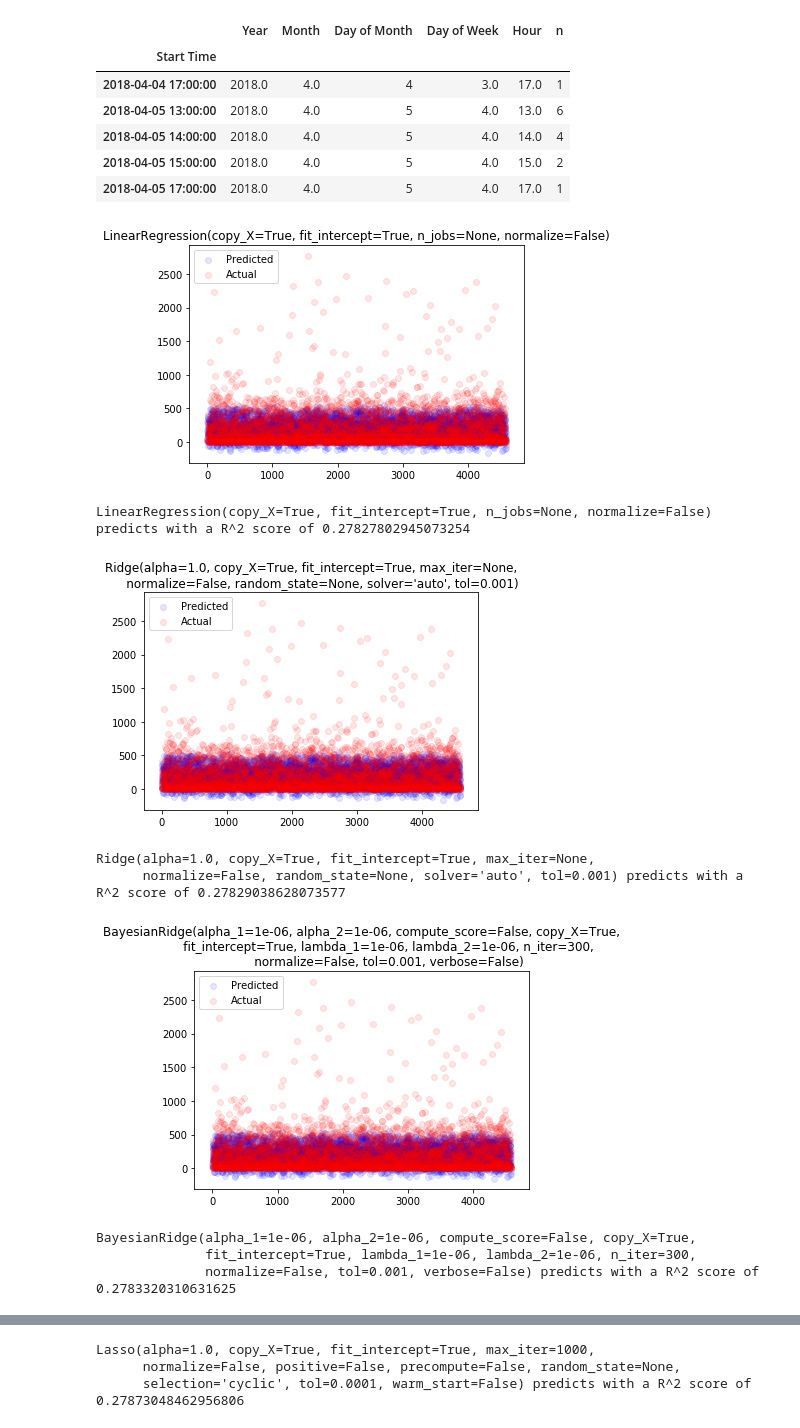
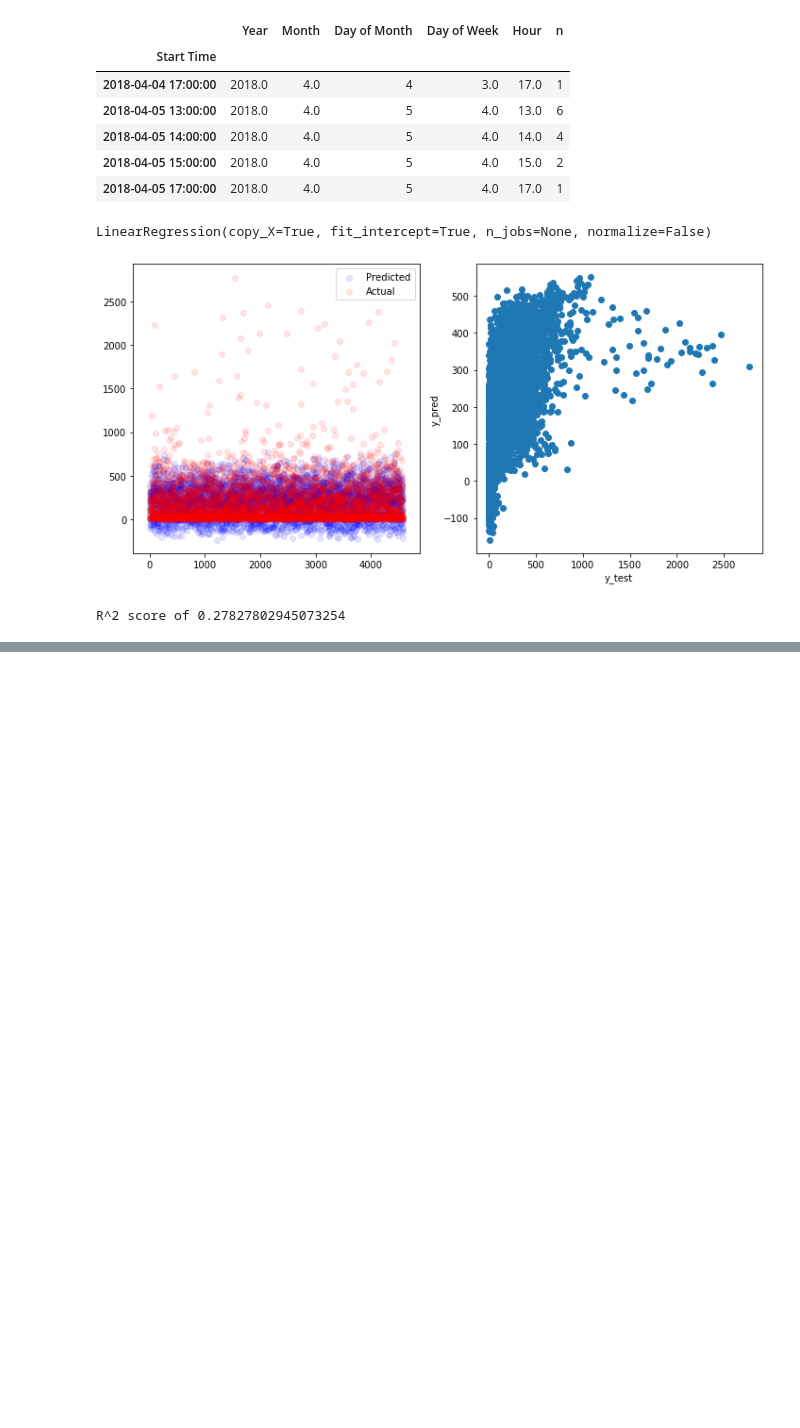
Before and after one commit to trevbhatt/predicting_scooter_utilization, a Jupyter notebook: machine_learning_analysis.ipynb, the cells around one changed output, grey strips where cells are left out. Cells and saved outputs as stored; diff of their text form; code cells hidden in the pictures; blank space fills up the shorter version.

Commit message:
added ridge regression and one hot encoding

```diff
--- a/machine_learning_analysis.ipynb
+++ b/machine_learning_analysis.ipynb
@@ -109,7 +110,7 @@ ct_1100_hourly.head()
 | 2018-04-05 15:00:00 | 2018.0 | 4.0 | 5 | 4.0 | 15.0 | 2 |
 | 2018-04-05 17:00:00 | 2018.0 | 4.0 | 5 | 4.0 | 17.0 | 1 |
 # %%
-def run_regression(clf, census_tract, source_df=scooters):
+def run_regression(classifier, census_tract, source_df=scooters):
     # Create features and target
     df = ct_by_hour(source_df, census_tract)
 
@@ -119,32 +120,39 @@ def run_regression(clf, census_tract, source_df=scooters):
     # Split into test and training data
     X_train, X_test, y_train, y_test = train_test_split(X, y, test_size=0.4, random_state=42)
 
+
     # Fit classifier to training data
-    clf.fit(X_train, y_train)
+    classifier.fit(X_train, y_train)
 
     # Predict on test data
-    y_pred = clf.predict(X_test)
+    y_pred_reg = classifier.predict(X_test)
 
-    plt.scatter(range(len(y_pred)), y_pred, c='b', alpha=0.1)
+    plt.figure(figsize=(10, 5))
+    print(str(clf))
+    plt.subplot(1 ,2, 1)
+    plt.scatter(range(len(y_pred_reg)), y_pred, c='b', alpha=0.1)
     plt.scatter(range(len(y_test)), y_test, c='r', alpha=0.1)
     plt.legend(['Predicted', 'Actual'])
-    plt.title(str(clf))
+
+    plt.subplot(1, 2, 2)
+    plt.scatter(y_test, y_pred_reg)
+    plt.xlabel('y_test')
+    plt.ylabel('y_pred')
+
+    plt.tight_layout()
     plt.show()
     plt.close()
 
-    print(f'{str(clf)} predicts with a R^2 score of {clf.score(X_test, y_test)}')
+    print(f'Confidence score of {classifier.score(X_test, y_test)} \n')
+    return clf, X, y
 # %%
-regressions = [LinearRegression(), Ridge(), BayesianRidge(), Lasso()]
+# # Set up a list of regressions to try
+# regressions = [LinearRegression(), Ridge(), BayesianRidge(), Lasso()]
 
-for regression in regressions:
-    run_regression(regression, '48453001100')
+# # Try each regression type
+# for regression in regressions:
+_ = run_regression(LinearRegression(), '48453001100')
 # %% [output]
+LinearRegression(copy_X=True, fit_intercept=True, n_jobs=None, normalize=False)
-[figure, old version]
+[figure, new version]
-LinearRegression(copy_X=True, fit_intercept=True, n_jobs=None, normalize=False) predicts with a R^2 score of 0.27827802945073254
-[figure, removed]
-Ridge(alpha=1.0, copy_X=True, fit_intercept=True, max_iter=None,
-      normalize=False, random_state=None, solver='auto', tol=0.001) predicts with a R^2 score of 0.27829038628073577
+R^2 score of 0.27827802945073254
-[figure, removed]
-BayesianRidge(alpha_1=1e-06, alpha_2=1e-06, compute_score=False, copy_X=True,
-              fit_intercept=True, lambda_1=1e-06, lambda_2=1e-06, n_iter=300,
-              normalize=False, tol=0.001, verbose=False) predicts with a R^2 score of 0.2783320310631625
@@ -152,3 +158,0 @@ BayesianRidge(alpha_1=1e-06, alpha_2=1e-06, compute_score=False, copy_X=True,
-Lasso(alpha=1.0, copy_X=True, fit_intercept=True, max_iter=1000,
-      normalize=False, positive=False, precompute=False, random_state=None,
-      selection='cyclic', tol=0.0001, warm_start=False) predicts with a R^2 score of 0.27873048462956806
```
Also changed, not shown: parts of 10 cells of this notebook.
